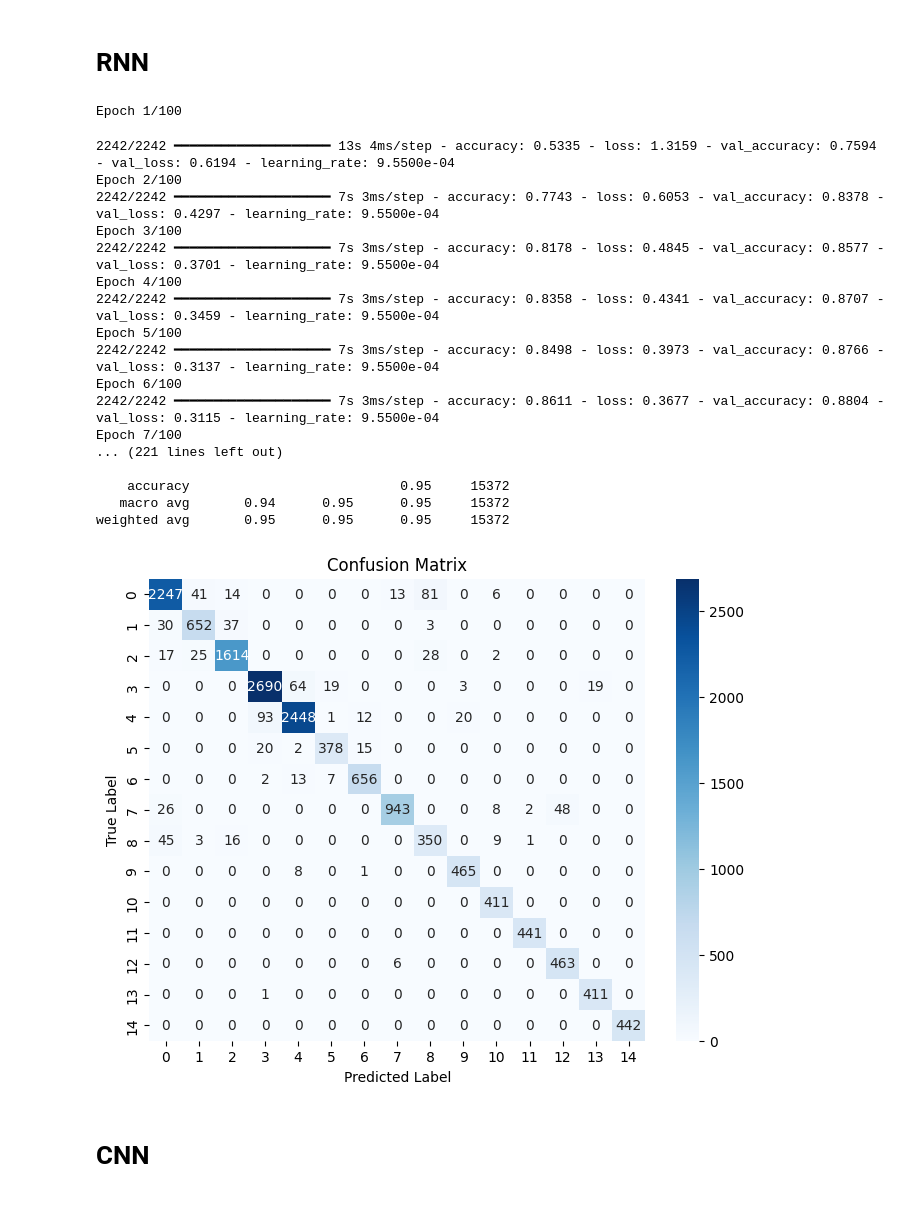
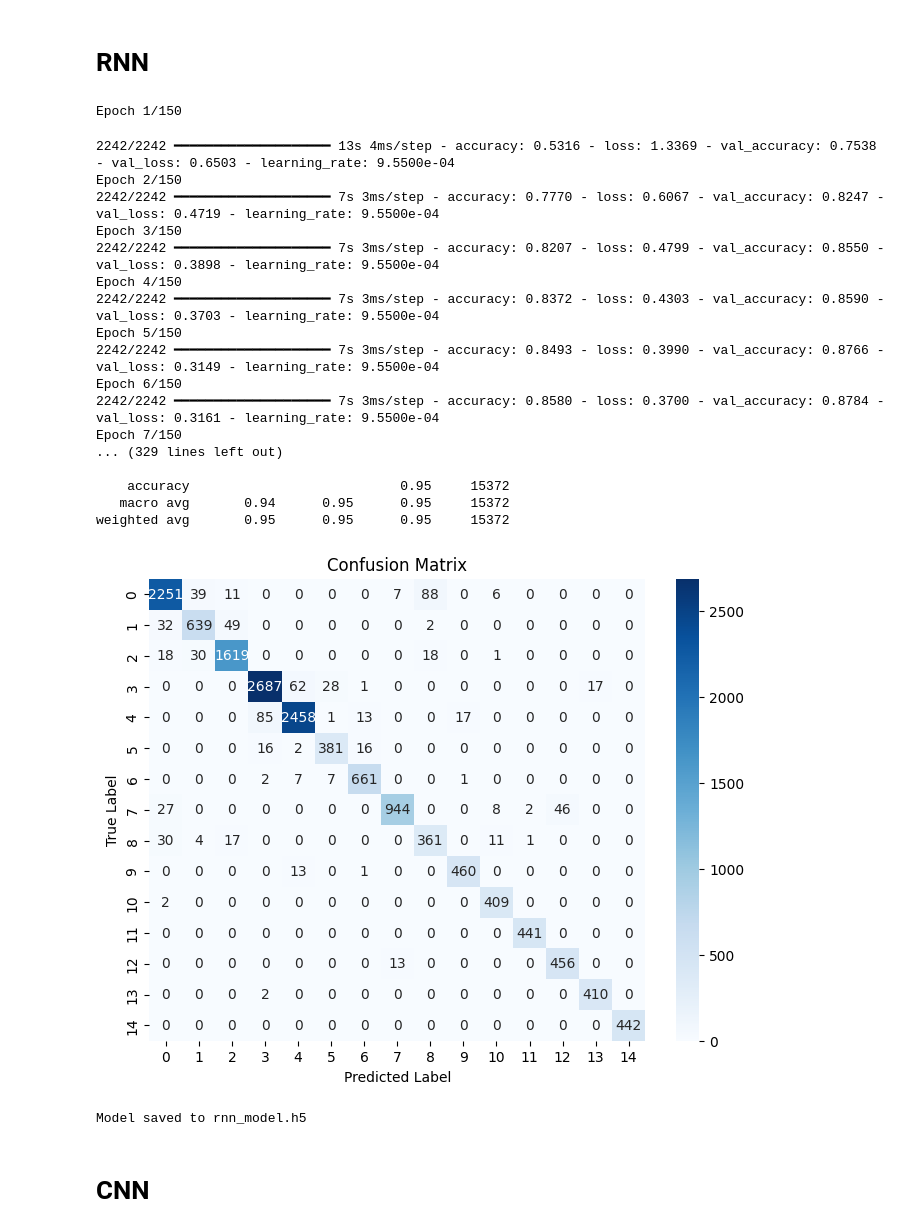
Before and after one commit to kaushikar11/RAI-HER, a Jupyter notebook: MODELS-EVALUATION.ipynb, the cells around one changed output. Cells and saved outputs as stored; diff of their text form; code cells hidden in the pictures.

```diff
--- a/MODELS-EVALUATION.ipynb
+++ b/MODELS-EVALUATION.ipynb
@@ -846,7 +877,7 @@ num_classes = len(np.unique(y))
 rnn_model = build_rnn_model(input_shape, num_classes)
 history = rnn_model.fit(
     X_train, y_train,
-    epochs=100, batch_size=32,
+    epochs=150, batch_size=32,
     validation_data=(X_val, y_val),
     callbacks=[reduce_lr],
     verbose=1
@@ -865,48 +896,48 @@ pred_df.drop(columns=['Emotion'], inplace=True)
 test_df = X_test.copy()
 
 # Compute evaluation metrics
 accuracy = accuracy_score(y_test, predicted_labels)
 precision = precision_score(y_test, predicted_labels, average='weighted')
 recall = recall_score(y_test, predicted_labels, average='weighted')
 
 # Print evaluation metrics
 print(f"Accuracy: {accuracy:.4f}")
 print(f"Precision: {precision:.4f}")
 print(f"Recall: {recall:.4f}")
 
 # Classification Report
 class_report = classification_report(y_test, predicted_labels)
 print("Classification Report:")
 print(class_report)
 
 # Plot Confusion Matrix
 plt.figure(figsize=(8, 6))
 conf_matrix = tf.math.confusion_matrix(y_test, predicted_labels).numpy()
 sns.heatmap(conf_matrix, annot=True, fmt='d', cmap='Blues', xticklabels=np.unique(y_test), yticklabels=np.unique(y_test))
 plt.xlabel('Predicted Label')
 plt.ylabel('True Label')
 plt.title('Confusion Matrix')
 plt.show()
 # %% [output]
-Epoch 1/100
+Epoch 1/150
-2242/2242 ━━━━━━━━━━━━━━━━━━━━ 13s 4ms/step - accuracy: 0.5335 - loss: 1.3159 - val_accuracy: 0.7594 - val_loss: 0.6194 - learning_rate: 9.5500e-04
-Epoch 2/100
-2242/2242 ━━━━━━━━━━━━━━━━━━━━ 7s 3ms/step - accuracy: 0.7743 - loss: 0.6053 - val_accuracy: 0.8378 - val_loss: 0.4297 - learning_rate: 9.5500e-04
-Epoch 3/100
-2242/2242 ━━━━━━━━━━━━━━━━━━━━ 7s 3ms/step - accuracy: 0.8178 - loss: 0.4845 - val_accuracy: 0.8577 - val_loss: 0.3701 - learning_rate: 9.5500e-04
-Epoch 4/100
-2242/2242 ━━━━━━━━━━━━━━━━━━━━ 7s 3ms/step - accuracy: 0.8358 - loss: 0.4341 - val_accuracy: 0.8707 - val_loss: 0.3459 - learning_rate: 9.5500e-04
-Epoch 5/100
-2242/2242 ━━━━━━━━━━━━━━━━━━━━ 7s 3ms/step - accuracy: 0.8498 - loss: 0.3973 - val_accuracy: 0.8766 - val_loss: 0.3137 - learning_rate: 9.5500e-04
-Epoch 6/100
-2242/2242 ━━━━━━━━━━━━━━━━━━━━ 7s 3ms/step - accuracy: 0.8611 - loss: 0.3677 - val_accuracy: 0.8804 - val_loss: 0.3115 - learning_rate: 9.5500e-04
-Epoch 7/100
-... (221 lines left out)
+2242/2242 ━━━━━━━━━━━━━━━━━━━━ 13s 4ms/step - accuracy: 0.5316 - loss: 1.3369 - val_accuracy: 0.7538 - val_loss: 0.6503 - learning_rate: 9.5500e-04
+Epoch 2/150
+2242/2242 ━━━━━━━━━━━━━━━━━━━━ 7s 3ms/step - accuracy: 0.7770 - loss: 0.6067 - val_accuracy: 0.8247 - val_loss: 0.4719 - learning_rate: 9.5500e-04
+Epoch 3/150
+2242/2242 ━━━━━━━━━━━━━━━━━━━━ 7s 3ms/step - accuracy: 0.8207 - loss: 0.4799 - val_accuracy: 0.8550 - val_loss: 0.3898 - learning_rate: 9.5500e-04
+Epoch 4/150
+2242/2242 ━━━━━━━━━━━━━━━━━━━━ 7s 3ms/step - accuracy: 0.8372 - loss: 0.4303 - val_accuracy: 0.8590 - val_loss: 0.3703 - learning_rate: 9.5500e-04
+Epoch 5/150
+2242/2242 ━━━━━━━━━━━━━━━━━━━━ 7s 3ms/step - accuracy: 0.8493 - loss: 0.3990 - val_accuracy: 0.8766 - val_loss: 0.3149 - learning_rate: 9.5500e-04
+Epoch 6/150
+2242/2242 ━━━━━━━━━━━━━━━━━━━━ 7s 3ms/step - accuracy: 0.8580 - loss: 0.3700 - val_accuracy: 0.8784 - val_loss: 0.3161 - learning_rate: 9.5500e-04
+Epoch 7/150
+... (329 lines left out)
 
     accuracy                           0.95     15372
    macro avg       0.94      0.95      0.95     15372
 weighted avg       0.95      0.95      0.95     15372
-[figure, old version]
+[figure, new version]
 # %%
 model_name = "RNN_Model"
 new_row = pd.DataFrame([{
@@ -917,6 +948,11 @@ new_row = pd.DataFrame([{
 }])
 
 final_metrics_df = pd.concat([final_metrics_df, new_row], ignore_index=True)
+model_filename = 'rnn_model.h5'
+rnn_model.save(model_filename)
+print(f"Model saved to {model_filename}")
+# %% [output]
+Model saved to rnn_model.h5
 # %% [markdown]
 # CNN
 # %%
```
Also changed, not shown: parts of 8 cells of this notebook.
